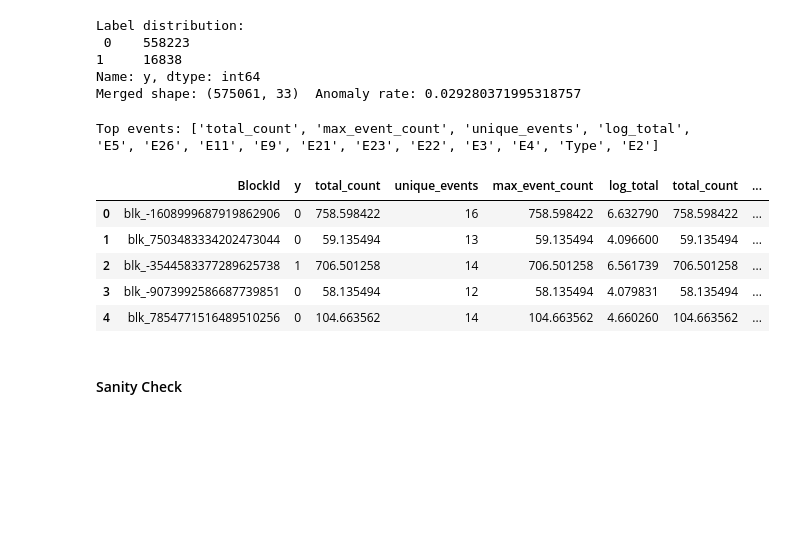
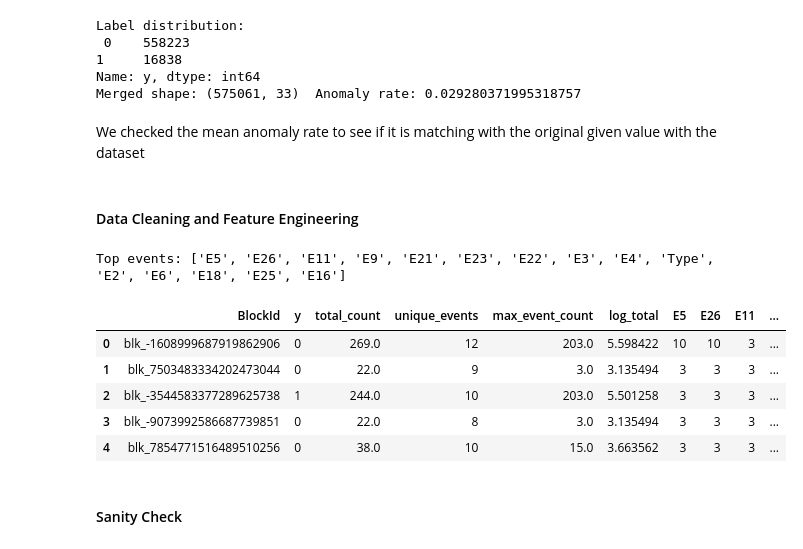
Before and after one commit to ayasqualli/Statistical-Probabilistic-Analysis-of-HDFS-System-Logs-for-Anomaly-Detection, a Jupyter notebook: main.ipynb, the cells around one changed output. Saved outputs shown, nothing was run; the diff lists cells and outputs as text; code cells hidden in the pictures; blank space fills up the shorter version.

```diff
--- a/main.ipynb
+++ b/main.ipynb
@@ -111,37 +123,41 @@ Label distribution:
 1     16838
 Name: y, dtype: int64
 Merged shape: (575061, 33)  Anomaly rate: 0.029280371995318757
+# %% [markdown]
+We checked the mean anomaly rate to see if it is matching with the original given value with the dataset
+# %% [markdown]
+#### Data Cleaning and Feature Engineering
 # %%
 # Event columns are all except BlockId and y
 event_cols = [c for c in df.columns if c not in ["BlockId", "y"]]
 
 # Force numeric counts, fill NaN with 0, clip negatives
 df[event_cols] = df[event_cols].apply(pd.to_numeric, errors="coerce").fillna(0).clip(lower=0)
 
 # Core engineered features
 df["total_count"]     = df[event_cols].sum(axis=1)
 df["unique_events"]   = (df[event_cols] > 0).sum(axis=1)
 df["max_event_count"] = df[event_cols].max(axis=1)
 df["log_total"]       = np.log1p(df["total_count"])
 
-core = ["total_count", "unique_events", "max_unique_events", "log_total"]
+core = ["total_count", "unique_events", "max_event_count", "log_total"]
 
 # Pick top-k event columns by global frequency
 k = 15
 top_events = df[event_cols].sum(axis=0).sort_values(ascending=False).head(k).index.tolist()
 print("Top events:", top_events)
 
 # Final feature table for the project
 df_feat = df[["BlockId", "y", "total_count", "unique_events", "max_event_count", "log_total"] + top_events].copy()
 df_feat.head()
 # %% [output]
-Top events: ['total_count', 'max_event_count', 'unique_events', 'log_total', 'E5', 'E26', 'E11', 'E9', 'E21', 'E23', 'E22', 'E3', 'E4', 'Type', 'E2']
+Top events: ['E5', 'E26', 'E11', 'E9', 'E21', 'E23', 'E22', 'E3', 'E4', 'Type', 'E2', 'E6', 'E18', 'E25', 'E16']
-|  | BlockId | y | total_count | unique_events | max_event_count | log_total | total_count | ... |
-| 0 | blk_-1608999687919862906 | 0 | 758.598422 | 16 | 758.598422 | 6.632790 | 758.598422 | ... |
-| 1 | blk_7503483334202473044 | 0 | 59.135494 | 13 | 59.135494 | 4.096600 | 59.135494 | ... |
-| 2 | blk_-3544583377289625738 | 1 | 706.501258 | 14 | 706.501258 | 6.561739 | 706.501258 | ... |
-| 3 | blk_-9073992586687739851 | 0 | 58.135494 | 12 | 58.135494 | 4.079831 | 58.135494 | ... |
-| 4 | blk_7854771516489510256 | 0 | 104.663562 | 14 | 104.663562 | 4.660260 | 104.663562 | ... |
+|  | BlockId | y | total_count | unique_events | max_event_count | log_total | E5 | E26 | E11 | ... |
+| 0 | blk_-1608999687919862906 | 0 | 269.0 | 12 | 203.0 | 5.598422 | 10 | 10 | 3 | ... |
+| 1 | blk_7503483334202473044 | 0 | 22.0 | 9 | 3.0 | 3.135494 | 3 | 3 | 3 | ... |
+| 2 | blk_-3544583377289625738 | 1 | 244.0 | 10 | 203.0 | 5.501258 | 3 | 3 | 3 | ... |
+| 3 | blk_-9073992586687739851 | 0 | 22.0 | 8 | 3.0 | 3.135494 | 3 | 3 | 3 | ... |
+| 4 | blk_7854771516489510256 | 0 | 38.0 | 10 | 15.0 | 3.663562 | 3 | 3 | 3 | ... |
 # %% [markdown]
 #### Sanity Check
 # %%
```
Also changed, not shown: parts of 36 cells of this notebook.
